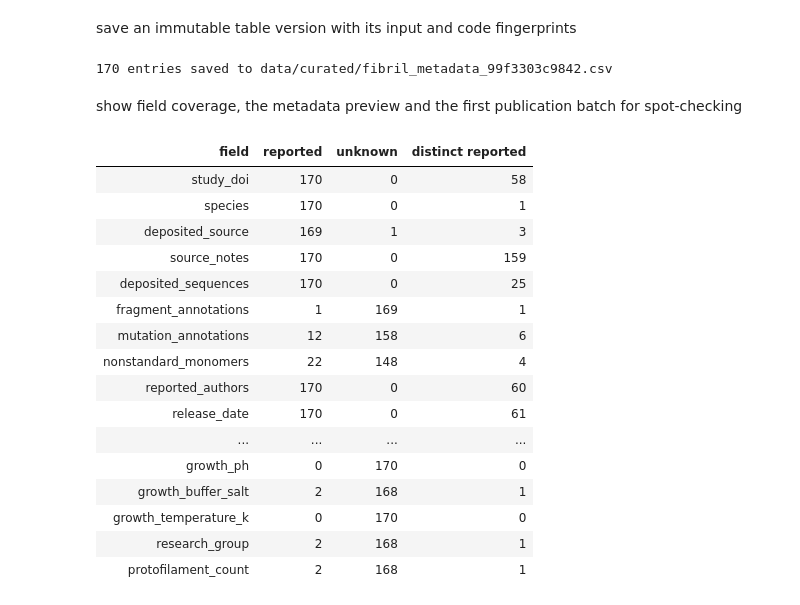
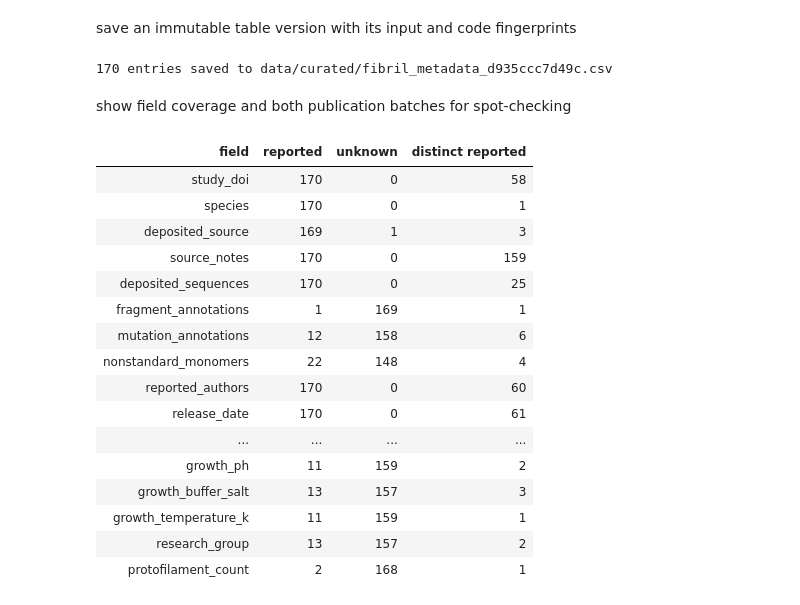
Before and after one commit to appliedCL/reaSyn, a Jupyter notebook: notebooks/curate_fibril_metadata.ipynb, the cells around one changed output. Saved outputs shown, nothing was run; the diff lists cells and outputs as text; code cells hidden in the pictures.

Commit message:
curate ligand study metadata

```diff
--- a/notebooks/curate_fibril_metadata.ipynb
+++ b/notebooks/curate_fibril_metadata.ipynb
@@ -59,6 +59,10 @@ def single_reported_value(values):
 
 
 paper_review_fields = {
+    "seed_material": "seed material requires publication review; protein variant alone does not identify the seed",
+    "protein_variant": "protein variant requires publication review; absent mutation annotations are not a wild-type label",
+    "bound_ligand": "ligand identity requires publication review; an apo state is not inferred from missing annotations",
+    "reported_modifications": "modifications require source confirmation; absence of monomer codes is not evidence of unmodified protein",
     "source_preparation_id": "shared sample or preparation identity requires publication review",
     "clinical_source": "patient origin requires publication review; natural and recombinant describe deposited material",
     "seeding_status": "seeding history requires publication review",
@@ -293,8 +416,8 @@ curation_record = {
     "notebook_code_sha256": hashlib.sha256(code_source.encode()).hexdigest(),
     "requirements_sha256": hashlib.sha256((project_root / "requirements.txt").read_bytes()).hexdigest(),
     "rows": len(metadata_rows),
-    "status": "first publication batch curated; user spot-check pending",
-    "paper_curation": li_2018_review,
+    "status": "two publication batches curated; user spot-check pending",
+    "paper_curation": [li_2018_review, liu_2024_review],
     "missingness": missingness,
 }
 curation_version = hashlib.sha256(json.dumps(curation_record, sort_keys=True).encode()).hexdigest()[:12]
@@ -312,9 +435,9 @@ for path, content in (
         pending_path.replace(path)
 print(f"{len(metadata_rows)} entries saved to {table_path.relative_to(project_root)}")
 # %% [output]
-170 entries saved to data/curated/fibril_metadata_99f3303c9842.csv
+170 entries saved to data/curated/fibril_metadata_d935ccc7d49c.csv
 # %% [markdown]
-show field coverage, the metadata preview and the first publication batch for spot-checking
+show field coverage and both publication batches for spot-checking
 # %%
 def display_fibril_metadata(rows, columns):
     header = "".join(f"<th>{escape(column.replace('_', ' '))}</th>" for column in columns)
@@ -326,37 +449,43 @@ def display_fibril_metadata(rows, columns):
 
 
 display_fibril_metadata(missingness, ["field", "reported", "unknown", "distinct_reported"])
 display_fibril_metadata(
     metadata_rows[:10],
     ["pdb_id", "study_doi", "deposited_source", "resolution_angstrom", "specimen_ph", "vitrification_temperature_k"],
 )
 
 display_fibril_metadata(
     [
         {"field": field, "value": value if value is not None else "unknown",
          "raw": raw, "location": f"{document}: {location}",
          "note": li_2018_unknown_reasons.get(field, "")}
         for field, (value, raw, document, location) in li_2018_values.items()
     ],
     ["field", "value", "raw", "location", "note"],
 )
+
+display_fibril_metadata(
+    [row for row in metadata_rows if row["pdb_id"] in liu_2024_entries],
+    ["pdb_id", "protein_variant", "bound_ligand", "reported_modifications",
+     "growth_ph", "growth_temperature_k", "seeding_status", "seed_material", "source_preparation_id"],
+)
 # %% [output]
 | field | reported | unknown | distinct reported |
 | study_doi | 170 | 0 | 58 |
 | species | 170 | 0 | 1 |
 | deposited_source | 169 | 1 | 3 |
 | source_notes | 170 | 0 | 159 |
 | deposited_sequences | 170 | 0 | 25 |
 | fragment_annotations | 1 | 169 | 1 |
 | mutation_annotations | 12 | 158 | 6 |
 | nonstandard_monomers | 22 | 148 | 4 |
 | reported_authors | 170 | 0 | 60 |
 | release_date | 170 | 0 | 61 |
 | ... | ... | ... | ... |
-| growth_ph | 0 | 170 | 0 |
-| growth_buffer_salt | 2 | 168 | 1 |
-| growth_temperature_k | 0 | 170 | 0 |
-| research_group | 2 | 168 | 1 |
+| growth_ph | 11 | 159 | 2 |
+| growth_buffer_salt | 13 | 157 | 3 |
+| growth_temperature_k | 11 | 159 | 1 |
+| research_group | 13 | 157 | 2 |
 | protofilament_count | 2 | 168 | 1 |
 | pdb id | study doi | deposited source | resolution angstrom | specimen ph | vitrification temperature k |
 | 10XU | 10.1038/s41467-025-66146-4 | ["RECOMBINANT"] | 3.18 | 7.4 | unknown |
```
Also changed, not shown: parts of 3 cells of this notebook.
